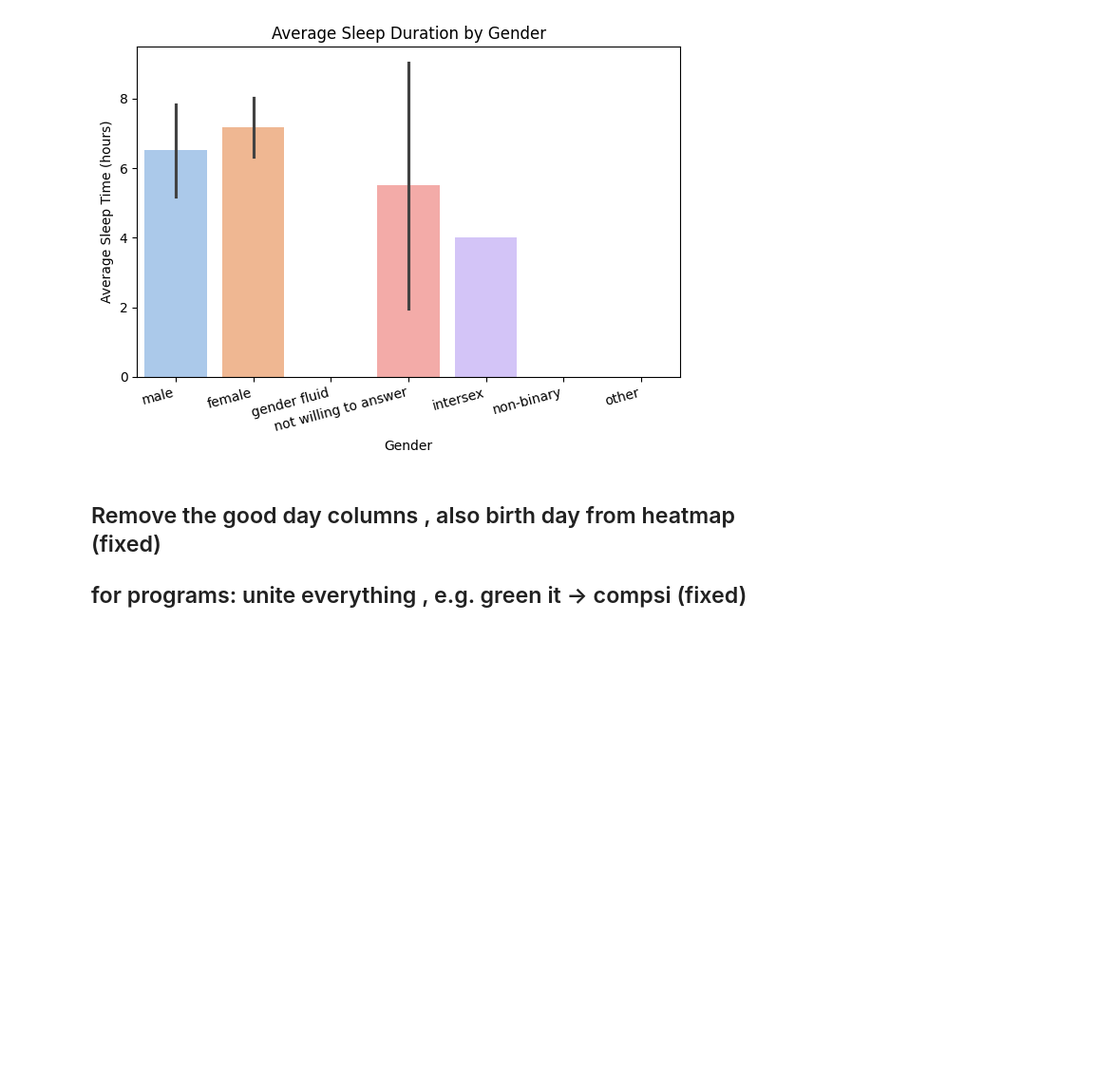
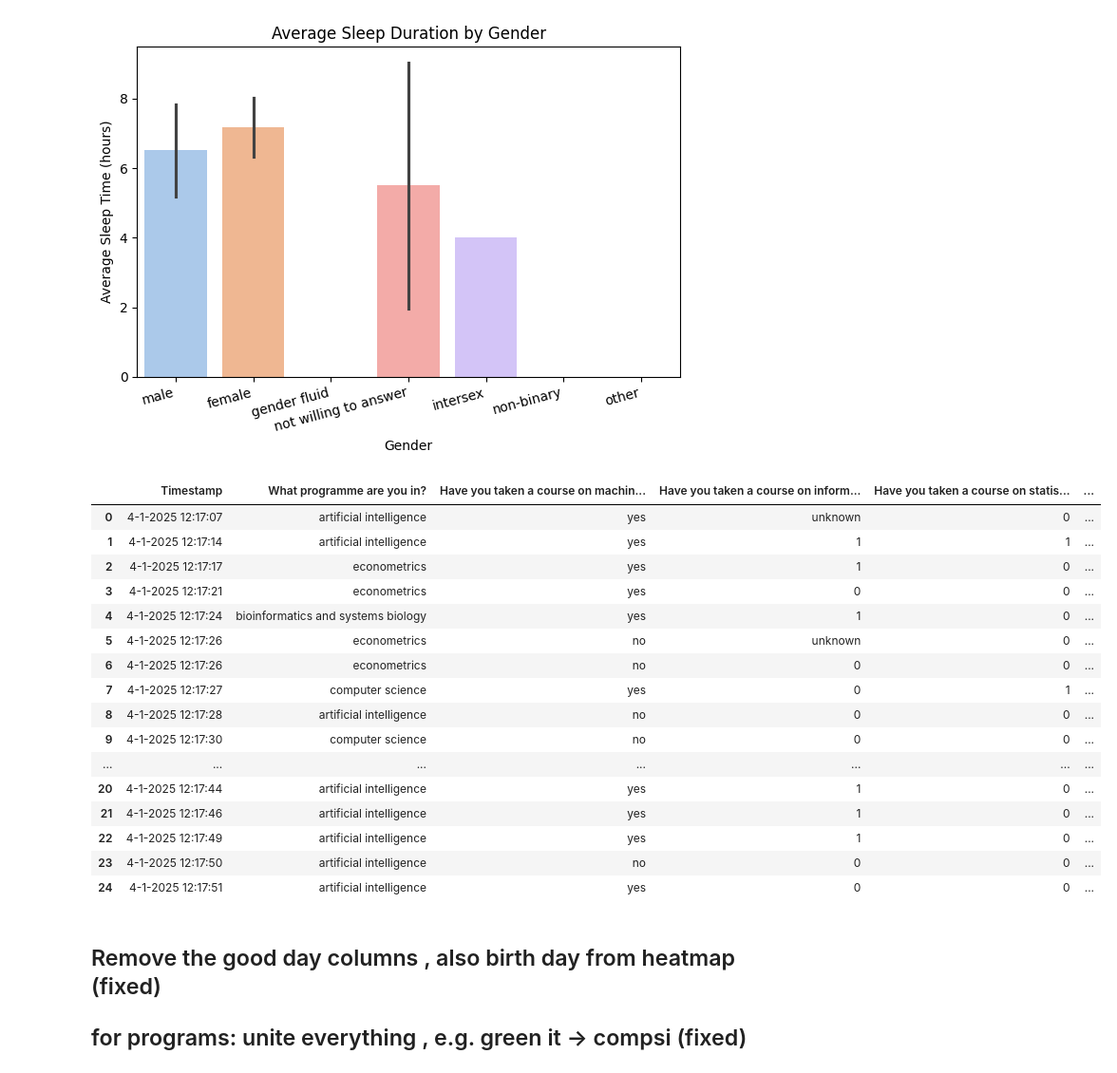
Before and after one commit to GenhaoLi/DMT_Assignment_1, a Jupyter notebook: Assignment-1.ipynb, the cells around one changed output. Shown at 95% size. Cells and saved outputs as stored; diff of their text form; code cells hidden in the pictures; blank space fills up the shorter version.

```diff
--- a/Assignment-1.ipynb
+++ b/Assignment-1.ipynb
@@ -699,6 +753,26 @@ Passing `palette` without assigning `hue` is deprecated and will be removed in v
 
   sns.barplot(data=df, x='What is your gender?', y='Sleep time (hours)',estimator='mean', ci='sd',  palette='pastel')
 [figure]
+# %%
+df.head(25)
+# %% [output]
+|  | Timestamp | What programme are you in? | Have you taken a course on machin... | Have you taken a course on inform... | Have you taken a course on statis... | ... |
+| 0 | 4-1-2025 12:17:07 | artificial intelligence | yes | unknown | 0 | ... |
+| 1 | 4-1-2025 12:17:14 | artificial intelligence | yes | 1 | 1 | ... |
+| 2 | 4-1-2025 12:17:17 | econometrics | yes | 1 | 0 | ... |
+| 3 | 4-1-2025 12:17:21 | econometrics | yes | 0 | 0 | ... |
+| 4 | 4-1-2025 12:17:24 | bioinformatics and systems biology | yes | 1 | 0 | ... |
+| 5 | 4-1-2025 12:17:26 | econometrics | no | unknown | 0 | ... |
+| 6 | 4-1-2025 12:17:26 | econometrics | no | 0 | 0 | ... |
+| 7 | 4-1-2025 12:17:27 | computer science | yes | 0 | 1 | ... |
+| 8 | 4-1-2025 12:17:28 | artificial intelligence | no | 0 | 0 | ... |
+| 9 | 4-1-2025 12:17:30 | computer science | no | 0 | 0 | ... |
+| ... | ... | ... | ... | ... | ... | ... |
+| 20 | 4-1-2025 12:17:44 | artificial intelligence | yes | 1 | 0 | ... |
+| 21 | 4-1-2025 12:17:46 | artificial intelligence | yes | 1 | 0 | ... |
+| 22 | 4-1-2025 12:17:49 | artificial intelligence | yes | 1 | 0 | ... |
+| 23 | 4-1-2025 12:17:50 | artificial intelligence | no | 0 | 0 | ... |
+| 24 | 4-1-2025 12:17:51 | artificial intelligence | yes | 0 | 0 | ... |
 # %% [markdown]
 ## Remove the good day columns , also birth day from heatmap (fixed)
 ## for programs: unite everything , e.g. green it -> compsi (fixed)
```
Also changed, not shown: parts of 9 cells of this notebook.
